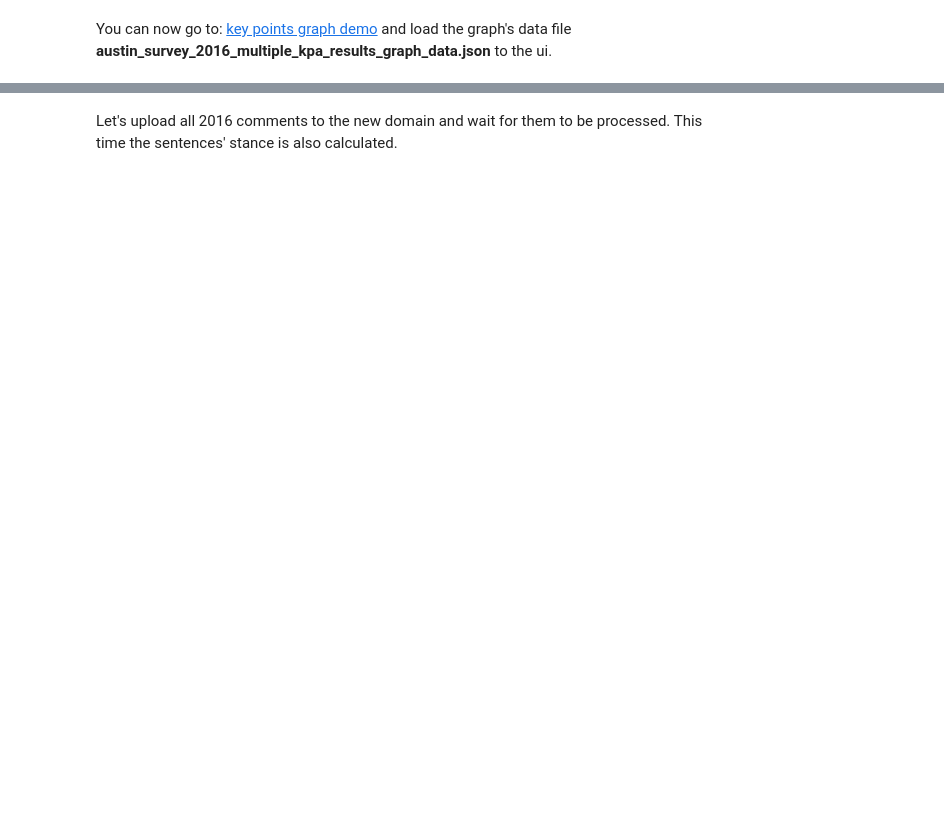
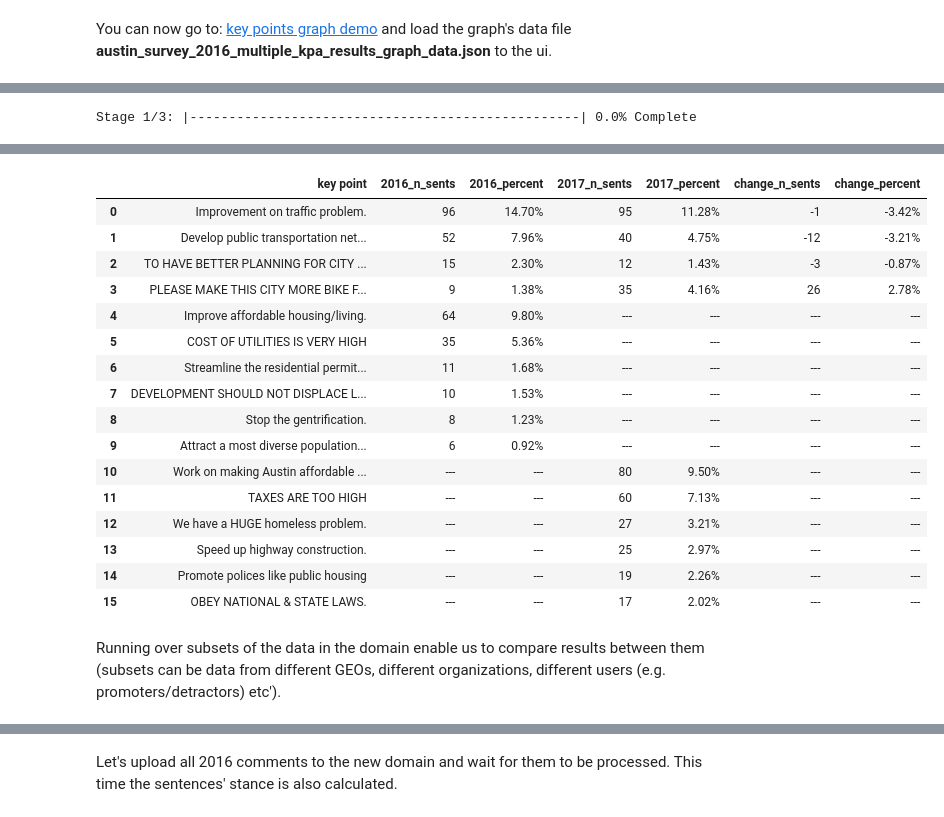
Before and after one commit to IBM/debater-eap-tutorial, a Jupyter notebook: survey_usecase/kpa_quick_start_tutorial-with_results.ipynb, the cells around one changed output, grey strips where cells are left out. Cells and saved outputs as stored; diff of their text form; code cells hidden in the pictures; blank space fills up the shorter version.

```diff
--- a/survey_usecase/kpa_quick_start_tutorial-with_results.ipynb
+++ b/survey_usecase/kpa_quick_start_tutorial-with_results.ipynb
@@ -279,0 +372,11 @@ You can now go to: [key points graph demo](https://keypoint-matching-ui.ris2-deb
+# %%
+comments_ids = [comment['id'] for comment in comments_2017_sample]
+run_params = {'clustering_threshold': 0.95, 'mapping_threshold': 0.95, 'sentence_to_multiple_kps': True,
+              'keypoint_candidates_by_job_id': kpa_analysis_2016_job_id}
+future = keypoints_client.start_kp_analysis_job(comments_ids=comments_ids, domain=domain, run_params=run_params)
+kpa_result_2017 = future.get_result(high_verbosity=True, polling_timout_secs=30)
+
+KpAnalysisUtils.write_result_to_csv(kpa_result_2017, 'austin_survey_2017_kpa_results.csv')
+comparison_df = compare_results(kpa_result_2016, '2016', kpa_result_2017, '2017')
+display(comparison_df)
+# %% [output]
@@ -279,0 +389 @@ You can now go to: [key points graph demo](https://keypoint-matching-ui.ris2-deb
+Stage 1/3: |--------------------------------------------------| 0.0% Complete
@@ -280 +394,20 @@ You can now go to: [key points graph demo](https://keypoint-matching-ui.ris2-deb
+|  | key point | 2016_n_sents | 2016_percent | 2017_n_sents | 2017_percent | change_n_sents | change_percent |
+| 0 | Improvement on traffic problem. | 96 | 14.70% | 95 | 11.28% | -1 | -3.42% |
+| 1 | Develop public transportation net... | 52 | 7.96% | 40 | 4.75% | -12 | -3.21% |
+| 2 | TO HAVE BETTER PLANNING FOR CITY ... | 15 | 2.30% | 12 | 1.43% | -3 | -0.87% |
+| 3 | PLEASE MAKE THIS CITY MORE BIKE F... | 9 | 1.38% | 35 | 4.16% | 26 | 2.78% |
+| 4 | Improve affordable housing/living. | 64 | 9.80% | --- | --- | --- | --- |
+| 5 | COST OF UTILITIES IS VERY HIGH | 35 | 5.36% | --- | --- | --- | --- |
+| 6 | Streamline the residential permit... | 11 | 1.68% | --- | --- | --- | --- |
+| 7 | DEVELOPMENT SHOULD NOT DISPLACE L... | 10 | 1.53% | --- | --- | --- | --- |
+| 8 | Stop the gentrification. | 8 | 1.23% | --- | --- | --- | --- |
+| 9 | Attract a most diverse population... | 6 | 0.92% | --- | --- | --- | --- |
+| 10 | Work on making Austin affordable ... | --- | --- | 80 | 9.50% | --- | --- |
+| 11 | TAXES ARE TOO HIGH | --- | --- | 60 | 7.13% | --- | --- |
+| 12 | We have a HUGE homeless problem. | --- | --- | 27 | 3.21% | --- | --- |
+| 13 | Speed up highway construction. | --- | --- | 25 | 2.97% | --- | --- |
+| 14 | Promote polices like public housing | --- | --- | 19 | 2.26% | --- | --- |
+| 15 | OBEY NATIONAL & STATE LAWS. | --- | --- | 17 | 2.02% | --- | --- |
+# %% [markdown]
+Running over subsets of the data in the domain enable us to compare results between them (subsets can be data from different GEOs, different organizations, different users (e.g. promoters/detractors) etc').
 # %% [markdown]
```
Also changed, not shown: parts of 40 cells of this notebook, 2 other files.
